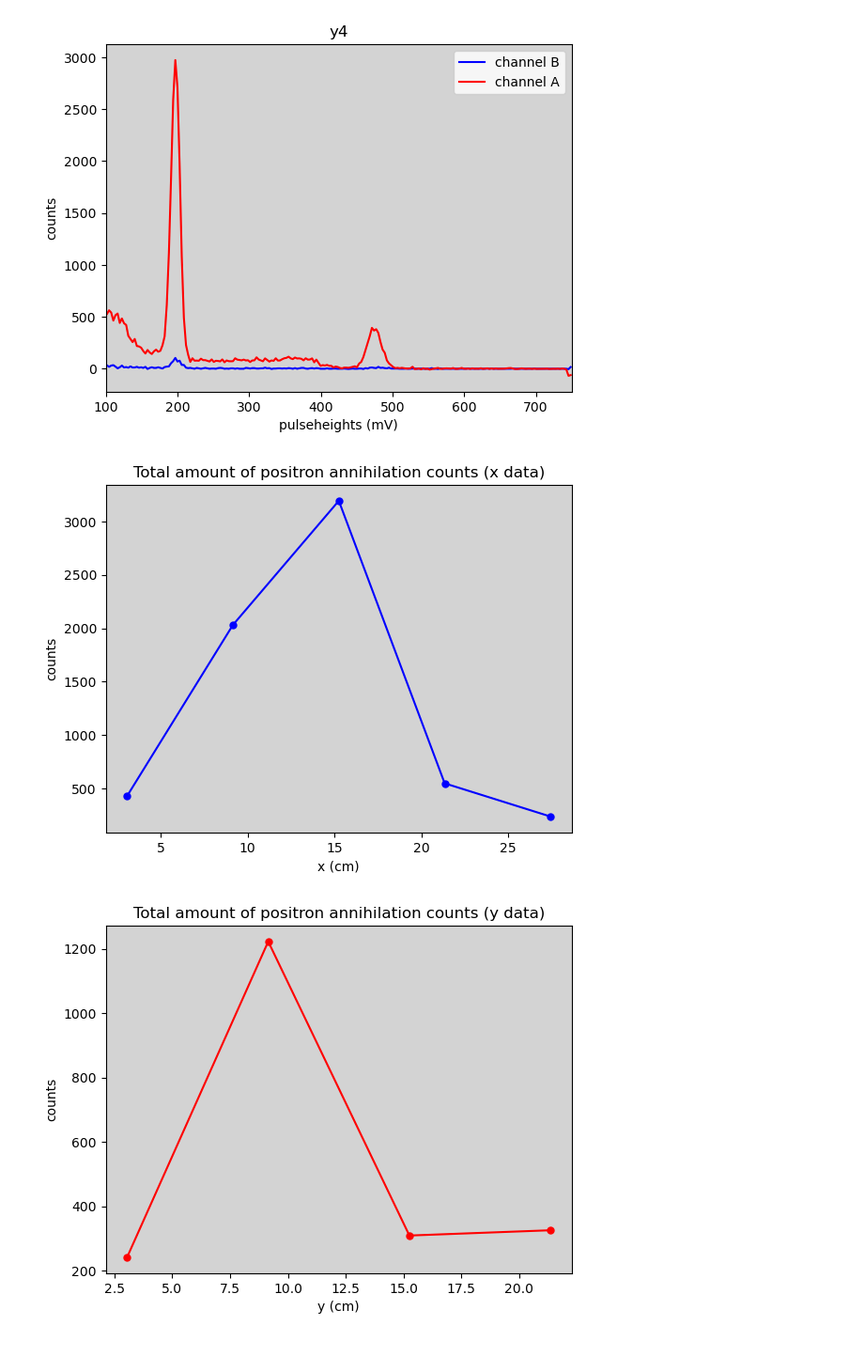
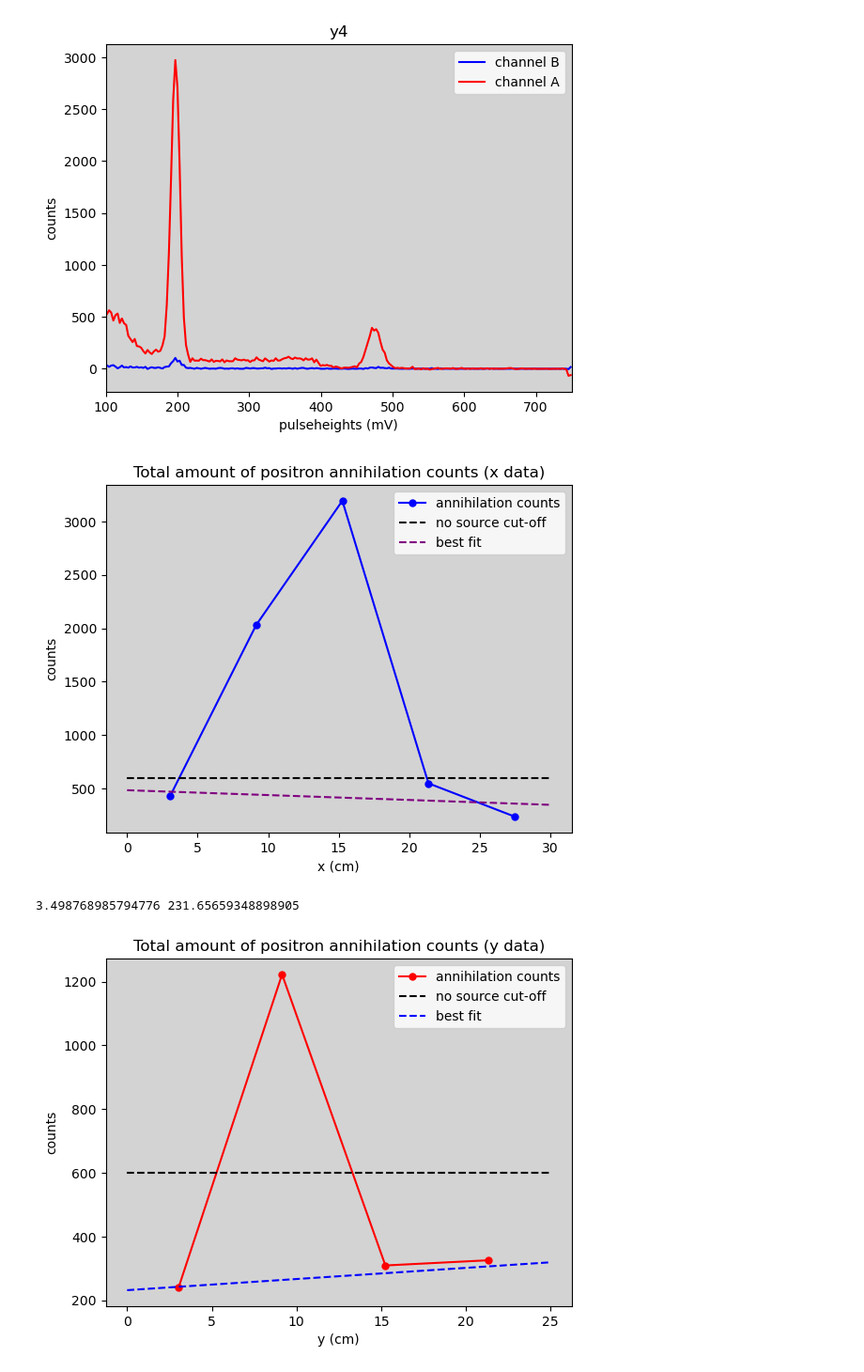
Before and after one commit to jrc-rodriguez/particle_physics, a Jupyter notebook: graphs_data.ipynb, the cells around one changed output. Shown at 94% size. Saved outputs shown, nothing was run; the diff lists cells and outputs as text; code cells hidden in the pictures.

```diff
--- a/graphs_data.ipynb
+++ b/graphs_data.ipynb
@@ -68,9 +69,8 @@ def scaling(dataset, scaling_factor):
         data.append(i * scaling_factor)
     return data
 
-def intensity(r, c_1, c_2):
-    r1, r2 = r
-    return c_1 / r1 ** 2 + c_2 / r2 ** 2
+def no_source(x, a, b):
+    return a * x + b
 # %% [markdown]
 remove background from all measured data
 # %%
@@ -277,5 +279,8 @@ plt.show()
 # %%
 x_loc = [3.05, 9.15, 15.25, 21.35, 27.45]
+
+x_fit = []
+y_fit = []
 
 _, counts_A_x1 = adjust(pulseheights, counts_A_x1)
 _, counts_B_x1 = adjust(pulseheights, counts_B_x1)
@@ -294,41 +299,70 @@ x3_counts = [sum(counts_B_x3)]
 x4_counts = [sum(counts_B_x4)]
 x5_counts = [sum(counts_B_x5)]
 x_counts = [x1_counts, x2_counts, x3_counts, x4_counts, x5_counts]
+y_counts_fit = np.array([sum(counts_B_x1), sum(counts_B_x4), sum(counts_B_x5)])
+x_counts_fit = np.array([3.05, 21.35, 27.45])
 
-plt.plot(x_loc, x_counts, 'o-', markersize = 5, color = 'blue')
+model = curve_fit(no_source, x_counts_fit, y_counts_fit, p0 = [-4.6, 480])
+a, b = model[0]
 
+for x in np.arange(0, 30, 0.1):
+    y_fit.append(a * x + b)
+    x_fit.append(x)
+
+plt.plot(x_loc, x_counts, 'o-', markersize = 5, color = 'blue', label = 'annihilation counts')
+plt.plot(border_x, border_y, '--', color = 'black', label = 'no source cut-off')
+plt.plot(x_fit, y_fit, '--', color = 'purple', label = 'best fit')
 plt.gca().set_facecolor('lightgrey')
+plt.legend(loc = 'upper right')
 plt.title("Total amount of positron annihilation counts (x data)")
 plt.ylabel("counts")
 plt.xlabel("x (cm)")
 plt.show()
 # %% [output]
-[figure, old version]
+[figure, new version]
 # %%
 y_loc = [3.05, 9.15, 15.25, 21.35]
+border_x = [0, 25]
+border_y = [600, 600]
+x_fit = []
+y_fit = []
 
 _, counts_A_y1 = adjust(pulseheights, counts_A_y1)
 _, counts_B_y1 = adjust(pulseheights, counts_B_y1)
 _, counts_A_y2 = adjust(pulseheights, counts_A_y2)
 _, counts_B_y2 = adjust(pulseheights, counts_B_y2)
 _, counts_A_y3 = adjust(pulseheights, counts_A_y3)
 _, counts_B_y3 = adjust(pulseheights, counts_B_y3)
 _, counts_A_y4 = adjust(pulseheights, counts_A_y4)
 _, counts_B_y4 = adjust(pulseheights, counts_B_y4)
 
 y1_counts = [sum(counts_B_y1)]
 y2_counts = [sum(counts_B_y2)]
 y3_counts = [sum(counts_B_y3)]
 y4_counts = [sum(counts_B_y4)]
 
 y_counts = [y1_counts, y2_counts, y3_counts, y4_counts]
 
-plt.plot(y_loc, y_counts, 'o-', markersize = 5, color = 'red')
+y_counts_fit = np.array([sum(counts_B_y1), sum(counts_B_y3), sum(counts_B_y4)])
+x_counts_fit = np.array([3.05, 21.35, 27.45])
 
+model = curve_fit(no_source, x_counts_fit, y_counts_fit, p0 = [3.5, 230])
+a, b = model[0]
+print(a, b)
+
+for x in np.arange(0, 25, 0.1):
+    y_fit.append(a * x + b)
+    x_fit.append(x)
+
+plt.plot(y_loc, y_counts, 'o-', markersize = 5, color = 'red', label = 'annihilation counts')
+plt.plot(border_x, border_y, '--', color = 'black', label = 'no source cut-off')
+plt.plot(x_fit, y_fit, '--', color = 'blue', label = 'best fit')
 plt.gca().set_facecolor('lightgrey')
+plt.legend(loc = 'upper right')
 plt.title("Total amount of positron annihilation counts (y data)")
 plt.ylabel("counts")
 plt.xlabel("y (cm)")
 plt.show()
 # %% [output]
+3.498768985794776 231.65659348898905
-[figure, old version]
+[figure, new version]
```
Also changed, not shown: parts of 3 cells of this notebook.
